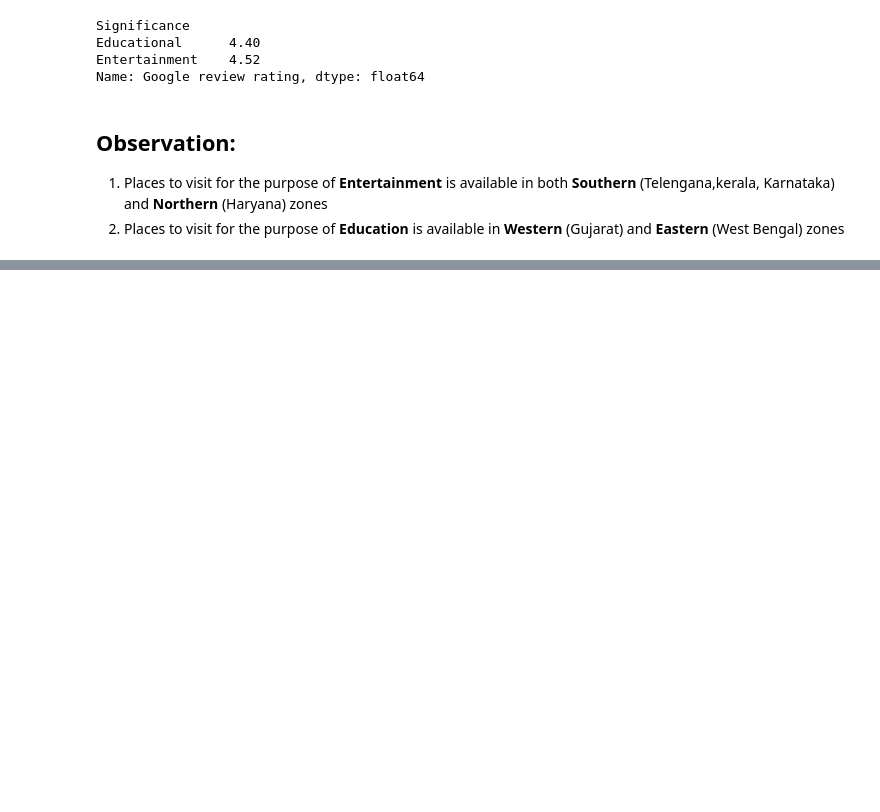
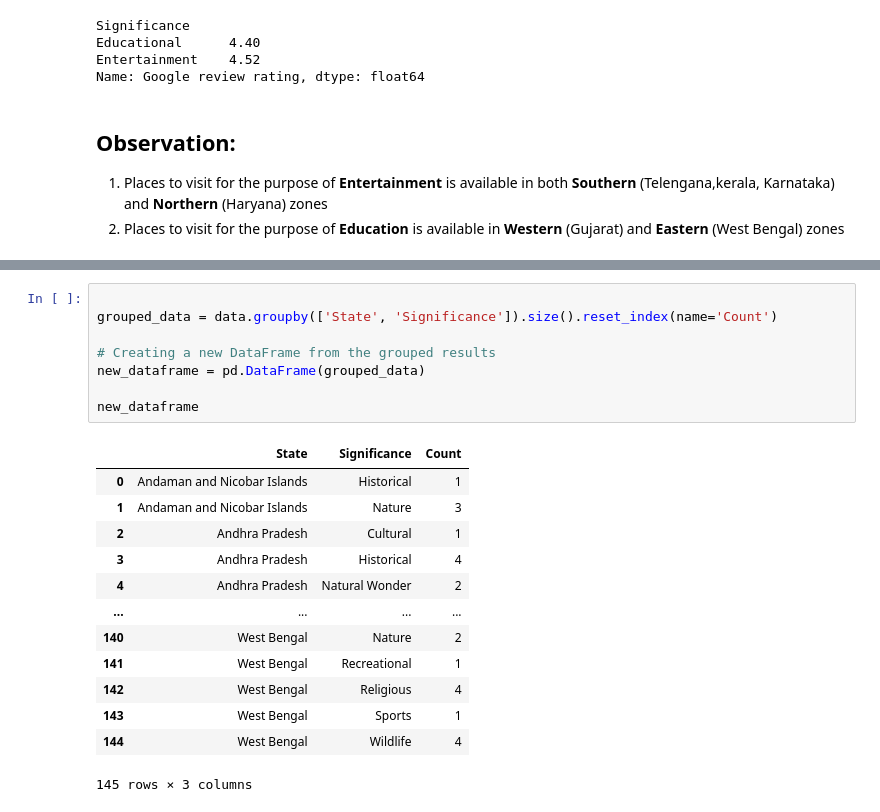
Before and after one commit to Banuvathyrr/Data-analysis-using-Python-on-Top-places-to-visit-in-India-, a Jupyter notebook: Exploratory data analysis on Top Indian places to visit-Copy1.ipynb, the cells around one changed output, grey strips where cells are left out. Drawn from its saved outputs; the diff is of its cells as text; blank space fills up the shorter version.

```diff
--- a/Exploratory data analysis on Top Indian places to visit-Copy1.ipynb
+++ b/Exploratory data analysis on Top Indian places to visit-Copy1.ipynb
@@ -805,0 +810,22 @@ Name: Google review rating, dtype: float64
+# %%
+
+grouped_data = data.groupby(['State', 'Significance']).size().reset_index(name='Count')
+
+# Creating a new DataFrame from the grouped results
+new_dataframe = pd.DataFrame(grouped_data)
+
+new_dataframe
+# %% [output]
+|  | State | Significance | Count |
+| 0 | Andaman and Nicobar Islands | Historical | 1 |
+| 1 | Andaman and Nicobar Islands | Nature | 3 |
+| 2 | Andhra Pradesh | Cultural | 1 |
+| 3 | Andhra Pradesh | Historical | 4 |
+| 4 | Andhra Pradesh | Natural Wonder | 2 |
+| ... | ... | ... | ... |
+| 140 | West Bengal | Nature | 2 |
+| 141 | West Bengal | Recreational | 1 |
+| 142 | West Bengal | Religious | 4 |
+| 143 | West Bengal | Sports | 1 |
+| 144 | West Bengal | Wildlife | 4 |
+145 rows × 3 columns
```
Also changed, not shown: parts of 6 cells of this notebook.
